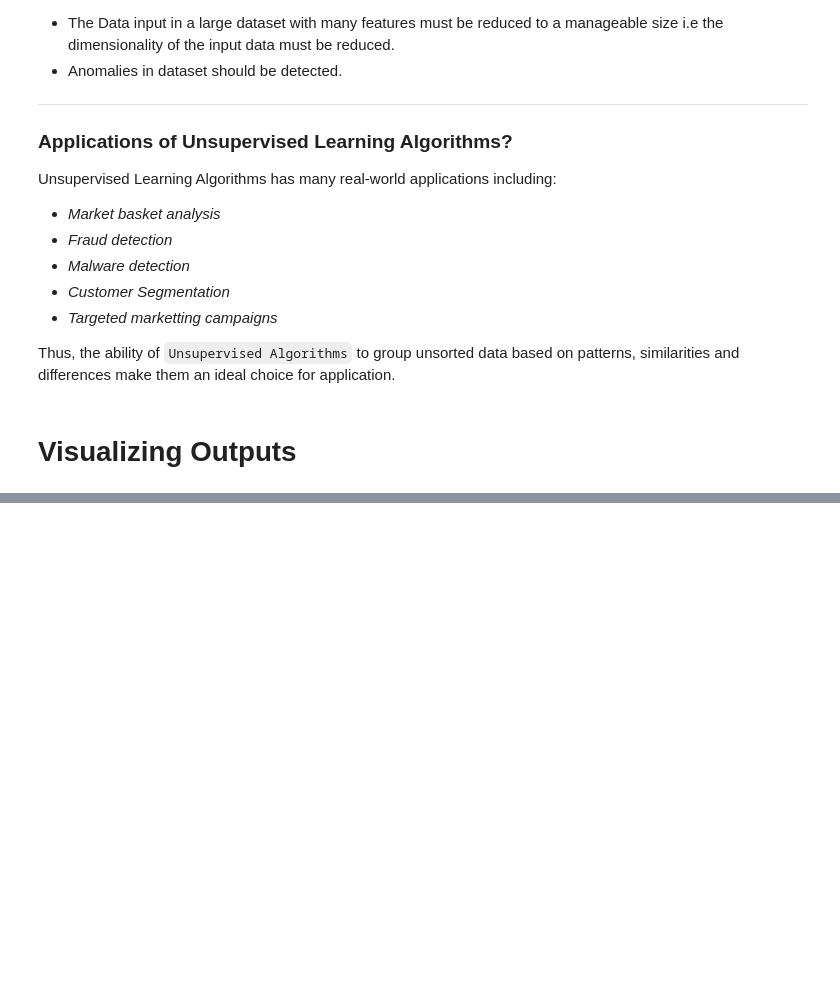
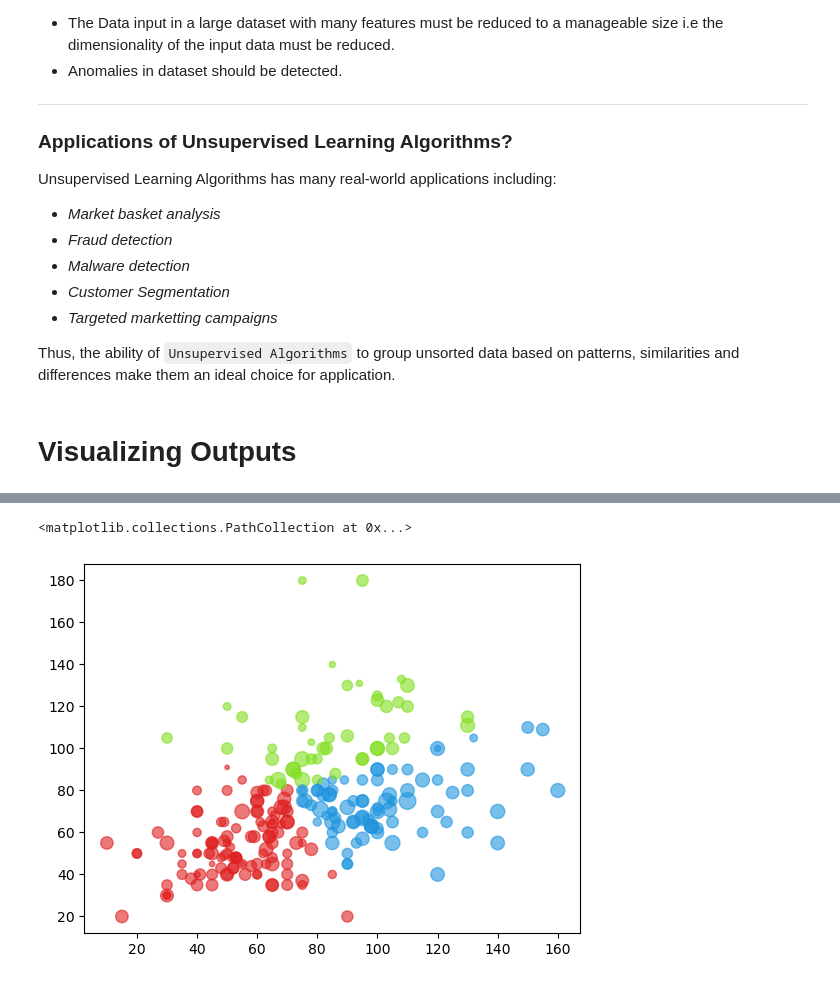
Before and after one commit to devmab24/3Logy-NDI-AI-ML-Crash, a Jupyter notebook: docs/ML_DL_models/Structured_data/UnSupervised-Learning/What_is_UnSupervised_Algorithms.ipynb, the cells around one changed output, grey strips where cells are left out. Cells and saved outputs as stored; diff of their text form; code cells hidden in the pictures; blank space fills up the shorter version.

```diff
--- a/docs/ML_DL_models/Structured_data/UnSupervised-Learning/What_is_UnSupervised_Algorithms.ipynb
+++ b/docs/ML_DL_models/Structured_data/UnSupervised-Learning/What_is_UnSupervised_Algorithms.ipynb
@@ -66,0 +116,39 @@ Thus, the ability of `Unsupervised Algorithms` to group unsorted data based on p
+# %%
+import warnings
+warnings.filterwarnings("ignore", message="KMeans is known to have a memory leak")
+
+from sklearn.cluster import KMeans
+import numpy as np
+
+#Initialize the KMeans Algorithms
+kmeans = KMeans(n_clusters=3, random_state=3)
+
+# Train the model
+# Feeds 2 features into the model: ``[Attack, Defense]``
+# Internally: Each row becomes a point in 2D space: `(Attack, Defense)`
+kmeans.fit(df[['Attack', 'Defense']])
+
+# Assign cluster labels
+# Adds a new column cluster to your dataframe. Each row gets a label: `0, 1, or 2`
+df['cluster'] = kmeans.labels_
+
+#Extract centroids: It contains a What this contains a: (3 × 2) array: where Each row = one cluster center.
+centroids = kmeans.cluster_centers_
+
+# Split centroid coordinates
+# Separates centroid coordinates into: `cen_x → Attack values of centroids` and `cen_y → Defense values of centroids`
+cen_x = [i[0] for i in centroids]
+cen_y = [i[1] for i in centroids]
+
+#Map centroids to each data point
+# For each row: Looks at its cluster label, Assigns the corresponding centroid coordinates
+# It Helps with visualization (e.g., drawing lines to centroids), and also lets you compare point vs cluster center
+df['cen_x'] = [centroids[i][0] for i in df['cluster']]
+df['cen_y'] = [centroids[i][1] for i in df['cluster']]
+# df['cen_x'] = df.cluster.map({0: cen_x[0], 1:cen_x[1], 2:cen_x[2]})
+# df['cen_y'] = df.cluster.map({0: cen_y[0], 1:cen_y[1], 2:cen_y[2]})
+
+#Assign colors to clusters
+colors = ['#DF2020', '#81DF20', '#2095DF']
+# Map colors to each row
+df['c'] = df.cluster.map({0: colors[0], 1:colors[1], 2:colors[2]}) #Assigns a color per cluster
@@ -66,0 +182,6 @@ Thus, the ability of `Unsupervised Algorithms` to group unsorted data based on p
+# %%
+# Lets a scatter plot by highlighting datapoint for each cluster
+plt.scatter(df.Attack, df.Defense, c=df.c, s=df.Speed, alpha=0.6)
+# %% [output]
+<matplotlib.collections.PathCollection at 0x...>
+[figure, added]
```
Also changed, not shown: parts of 15 cells of this notebook.
